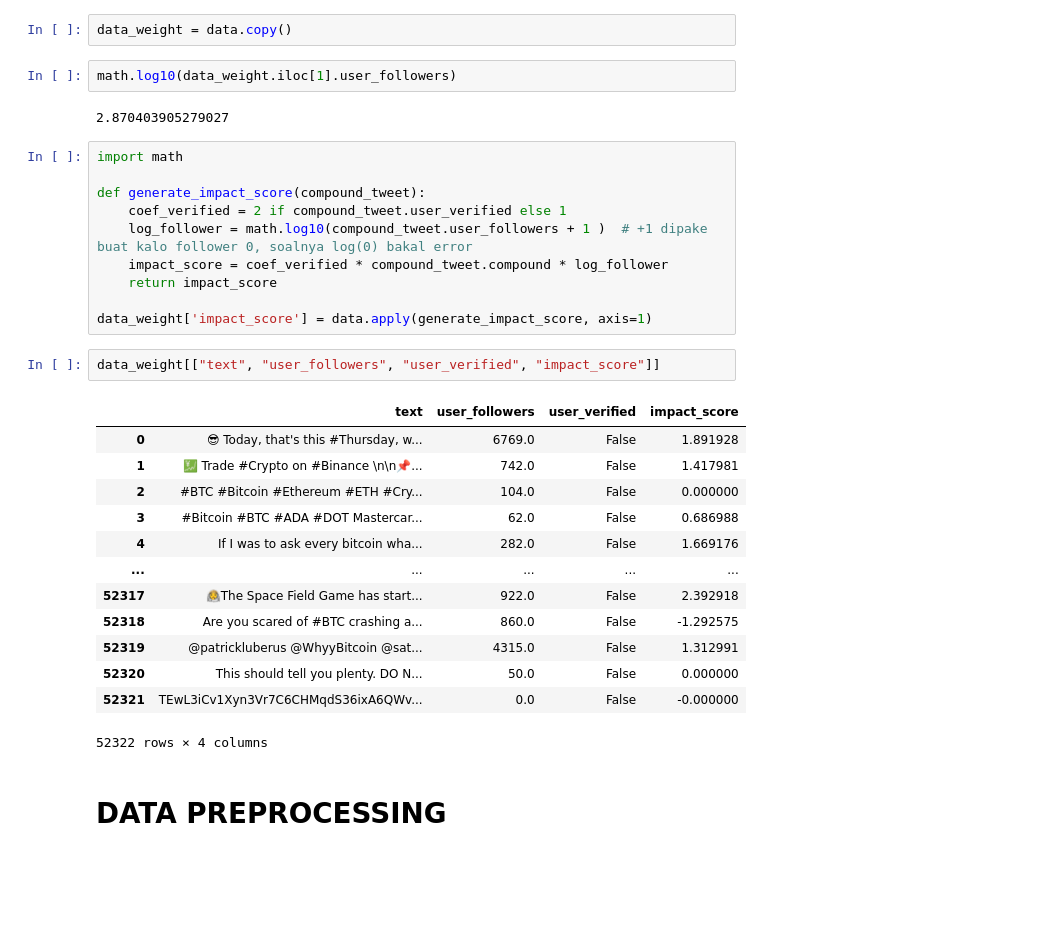
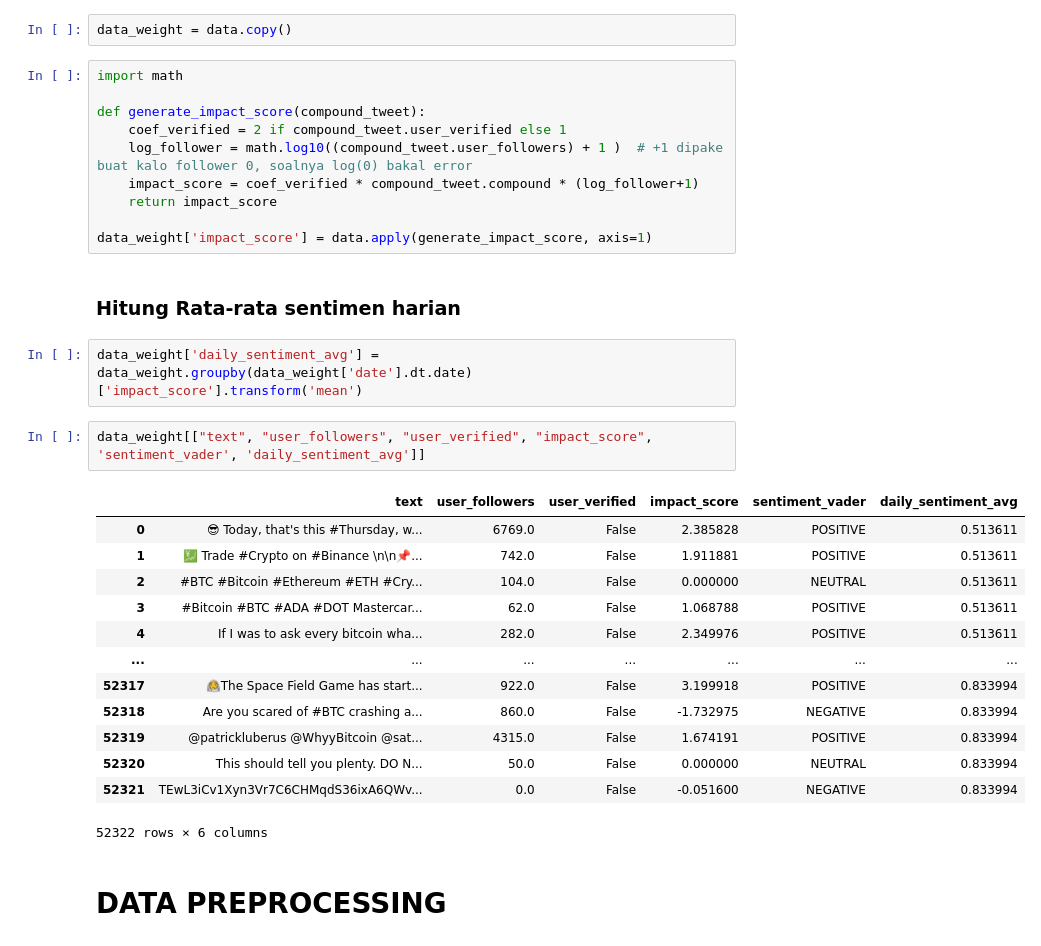
Before and after one commit to krisbianprabowo/bitcoin_price_prediction, a Jupyter notebook: pembobotan_twitter.ipynb, the cells around one changed output. Drawn from its saved outputs; the diff is of its cells as text; blank space fills up the shorter version.

```diff
--- a/pembobotan_twitter.ipynb
+++ b/pembobotan_twitter.ipynb
@@ -327,35 +330,35 @@ plt.legend()
 # %%
 data_weight = data.copy()
-# %%
-math.log10(data_weight.iloc[1].user_followers)
-# %% [output]
-2.870403905279027
 # %%
 import math
 
 def generate_impact_score(compound_tweet):
     coef_verified = 2 if compound_tweet.user_verified else 1
-    log_follower = math.log10(compound_tweet.user_followers + 1 )  # +1 dipake buat kalo follower 0, soalnya log(0) bakal error
-    impact_score = coef_verified * compound_tweet.compound * log_follower
+    log_follower = math.log10((compound_tweet.user_followers) + 1 )  # +1 dipake buat kalo follower 0, soalnya log(0) bakal error
+    impact_score = coef_verified * compound_tweet.compound * (log_follower+1)
     return impact_score
 
 data_weight['impact_score'] = data.apply(generate_impact_score, axis=1)
+# %% [markdown]
+### Hitung Rata-rata sentimen harian
+# %%
+data_weight['daily_sentiment_avg'] = data_weight.groupby(data_weight['date'].dt.date)['impact_score'].transform('mean')
 # %%
-data_weight[["text", "user_followers", "user_verified", "impact_score"]]
+data_weight[["text", "user_followers", "user_verified", "impact_score", 'sentiment_vader', 'daily_sentiment_avg']]
 # %% [output]
-|  | text | user_followers | user_verified | impact_score |
-| 0 | 😎 Today, that's this #Thursday, w... | 6769.0 | False | 1.891928 |
-| 1 | 💹 Trade #Crypto on #Binance \n\n📌... | 742.0 | False | 1.417981 |
-| 2 | #BTC #Bitcoin #Ethereum #ETH #Cry... | 104.0 | False | 0.000000 |
-| 3 | #Bitcoin #BTC #ADA #DOT Mastercar... | 62.0 | False | 0.686988 |
-| 4 | If I was to ask every bitcoin wha... | 282.0 | False | 1.669176 |
-| ... | ... | ... | ... | ... |
-| 52317 | 🧑‍🚀The Space Field Game has start... | 922.0 | False | 2.392918 |
-| 52318 | Are you scared of #BTC crashing a... | 860.0 | False | -1.292575 |
-| 52319 | @patrickluberus @WhyyBitcoin @sat... | 4315.0 | False | 1.312991 |
-| 52320 | This should tell you plenty. DO N... | 50.0 | False | 0.000000 |
-| 52321 | TEwL3iCv1Xyn3Vr7C6CHMqdS36ixA6QWv... | 0.0 | False | -0.000000 |
+|  | text | user_followers | user_verified | impact_score | sentiment_vader | daily_sentiment_avg |
+| 0 | 😎 Today, that's this #Thursday, w... | 6769.0 | False | 2.385828 | POSITIVE | 0.513611 |
+| 1 | 💹 Trade #Crypto on #Binance \n\n📌... | 742.0 | False | 1.911881 | POSITIVE | 0.513611 |
+| 2 | #BTC #Bitcoin #Ethereum #ETH #Cry... | 104.0 | False | 0.000000 | NEUTRAL | 0.513611 |
+| 3 | #Bitcoin #BTC #ADA #DOT Mastercar... | 62.0 | False | 1.068788 | POSITIVE | 0.513611 |
+| 4 | If I was to ask every bitcoin wha... | 282.0 | False | 2.349976 | POSITIVE | 0.513611 |
+| ... | ... | ... | ... | ... | ... | ... |
+| 52317 | 🧑‍🚀The Space Field Game has start... | 922.0 | False | 3.199918 | POSITIVE | 0.833994 |
+| 52318 | Are you scared of #BTC crashing a... | 860.0 | False | -1.732975 | NEGATIVE | 0.833994 |
+| 52319 | @patrickluberus @WhyyBitcoin @sat... | 4315.0 | False | 1.674191 | POSITIVE | 0.833994 |
+| 52320 | This should tell you plenty. DO N... | 50.0 | False | 0.000000 | NEUTRAL | 0.833994 |
+| 52321 | TEwL3iCv1Xyn3Vr7C6CHMqdS36ixA6QWv... | 0.0 | False | -0.051600 | NEGATIVE | 0.833994 |
-52322 rows × 4 columns
+52322 rows × 6 columns
 # %% [markdown]
 # DATA PREPROCESSING
 # %%
```
Also changed, not shown: parts of 3 cells of this notebook.
